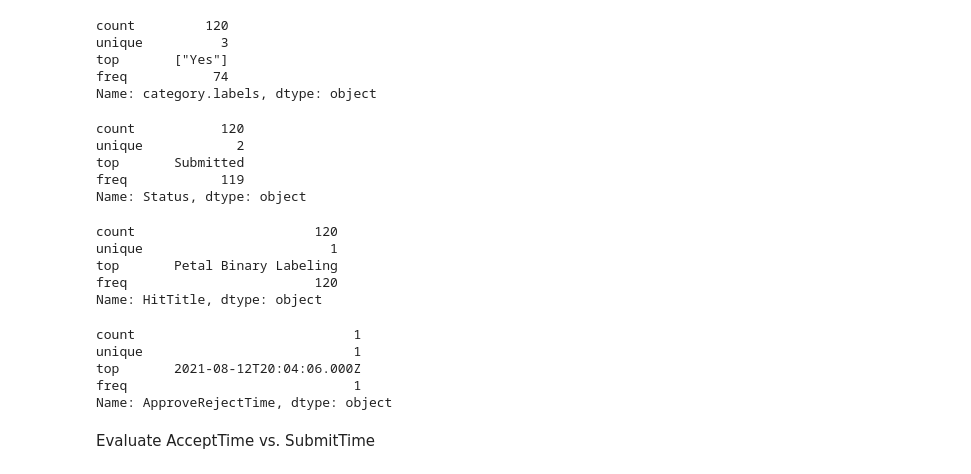
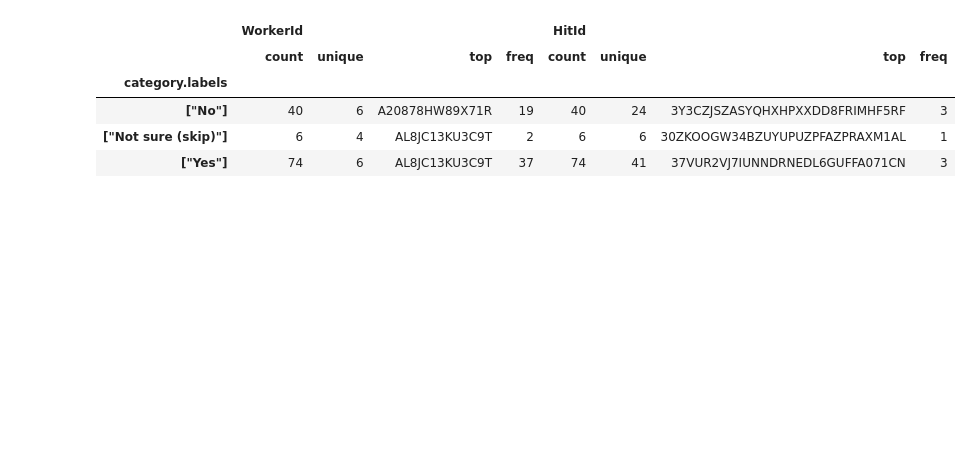
Before and after one commit to nasa-petal/data-collection-and-prep, a Jupyter notebook: notebooks/mturk_worker_comparison_viz.ipynb, the cells around one changed output. Saved outputs shown, nothing was run; the diff lists cells and outputs as text; code cells hidden in the pictures; blank space fills up the shorter version.

```diff
--- a/notebooks/mturk_time_of_task.ipynb
+++ b/notebooks/mturk_worker_comparison_viz.ipynb
@@ -20,34 +64,9 @@ df.head()
 # %%
-df["category.labels"].describe()
+df_red.groupby("category.labels").describe()
 # %% [output]
-count         120
-unique          3
-top       ["Yes"]
-freq           74
-Name: category.labels, dtype: object
+|  | WorkerId |  |  |  | HitId |  |  |  |
+|  | count | unique | top | freq | count | unique | top | freq |
+| category.labels |  |  |  |  |  |  |  |  |
+| ["No"] | 40 | 6 | A20878HW89X71R | 19 | 40 | 24 | 3Y3CZJSZASYQHXHPXXDD8FRIMHF5RF | 3 |
+| ["Not sure (skip)"] | 6 | 4 | AL8JC13KU3C9T | 2 | 6 | 6 | 30ZKOOGW34BZUYUPUZPFAZPRAXM1AL | 1 |
+| ["Yes"] | 74 | 6 | AL8JC13KU3C9T | 37 | 74 | 41 | 37VUR2VJ7IUNNDRNEDL6GUFFA071CN | 3 |
-# %%
-df["Status"].describe() # one response differs
-# %% [output]
-count           120
-unique            2
-top       Submitted
-freq            119
-Name: Status, dtype: object
-# %%
-df["HitTitle"].describe() # all have same response
-# %% [output]
-count                       120
-unique                        1
-top       Petal Binary Labeling
-freq                        120
-Name: HitTitle, dtype: object
-# %%
-df["ApproveRejectTime"].describe() # one type of response, most NaN
-# %% [output]
-count                            1
-unique                           1
-top       2021-08-12T20:04:06.000Z
-freq                             1
-Name: ApproveRejectTime, dtype: object
-# %% [markdown]
-Evaluate AcceptTime vs. SubmitTime
```
Also changed, not shown: parts of 19 cells of this notebook.
